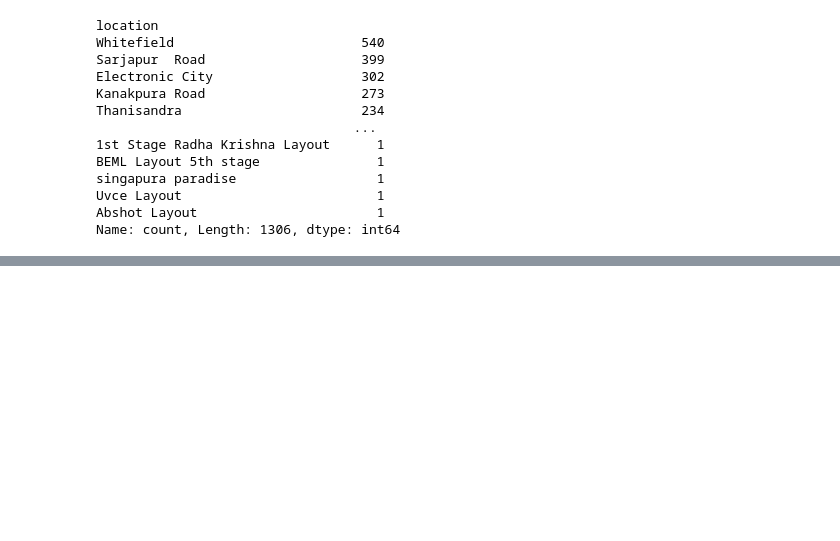
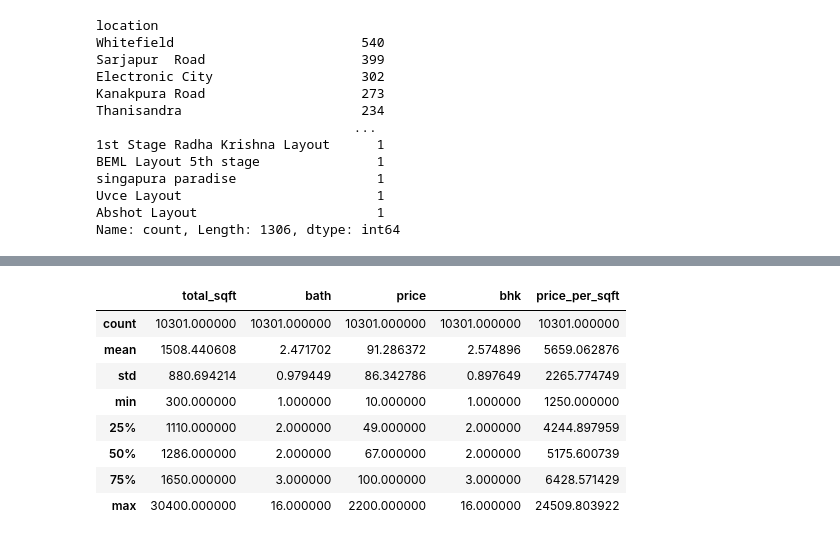
Before and after one commit to KrishnaSA05/ML-Project-House-Price-Prediction, a Jupyter notebook: house_price_predictor.ipynb, the cells around one changed output, grey strips where cells are left out. Cells and saved outputs as stored; diff of their text form; code cells hidden in the pictures; blank space fills up the shorter version.

```diff
--- a/house_price_predictor.ipynb
+++ b/house_price_predictor.ipynb
@@ -258,0 +355,23 @@ location_count=data['location'].value_counts()
+# %%
+# Function use to remove outliers based on price per sqft for each location
+# It removes entries that are outside one standard deviation from the mean price per sqft for each location.
+def remove_outliers_sqft(df):
+    df_out=pd.DataFrame()
+    for key,subdf in df.groupby('location'):
+        m=np.mean(subdf.price_per_sqft)
+        st=np.std(subdf.price_per_sqft)
+        reduced_df=subdf[(subdf.price_per_sqft>(m-st)) & (subdf.price_per_sqft<=(m+st))] # Generate a reduced dataframe by filtering out the outliers
+        df_out=pd.concat([df_out,reduced_df],ignore_index=True)
+    return df_out
+data=remove_outliers_sqft(data)
+data.describe()
+# %% [output]
+|  | total_sqft | bath | price | bhk | price_per_sqft |
+| count | 10301.000000 | 10301.000000 | 10301.000000 | 10301.000000 | 10301.000000 |
+| mean | 1508.440608 | 2.471702 | 91.286372 | 2.574896 | 5659.062876 |
+| std | 880.694214 | 0.979449 | 86.342786 | 0.897649 | 2265.774749 |
+| min | 300.000000 | 1.000000 | 10.000000 | 1.000000 | 1250.000000 |
+| 25% | 1110.000000 | 2.000000 | 49.000000 | 2.000000 | 4244.897959 |
+| 50% | 1286.000000 | 2.000000 | 67.000000 | 2.000000 | 5175.600739 |
+| 75% | 1650.000000 | 3.000000 | 100.000000 | 3.000000 | 6428.571429 |
+| max | 30400.000000 | 16.000000 | 2200.000000 | 16.000000 | 24509.803922 |
```
Also changed, not shown: parts of 19 cells of this notebook, 1 other file.
